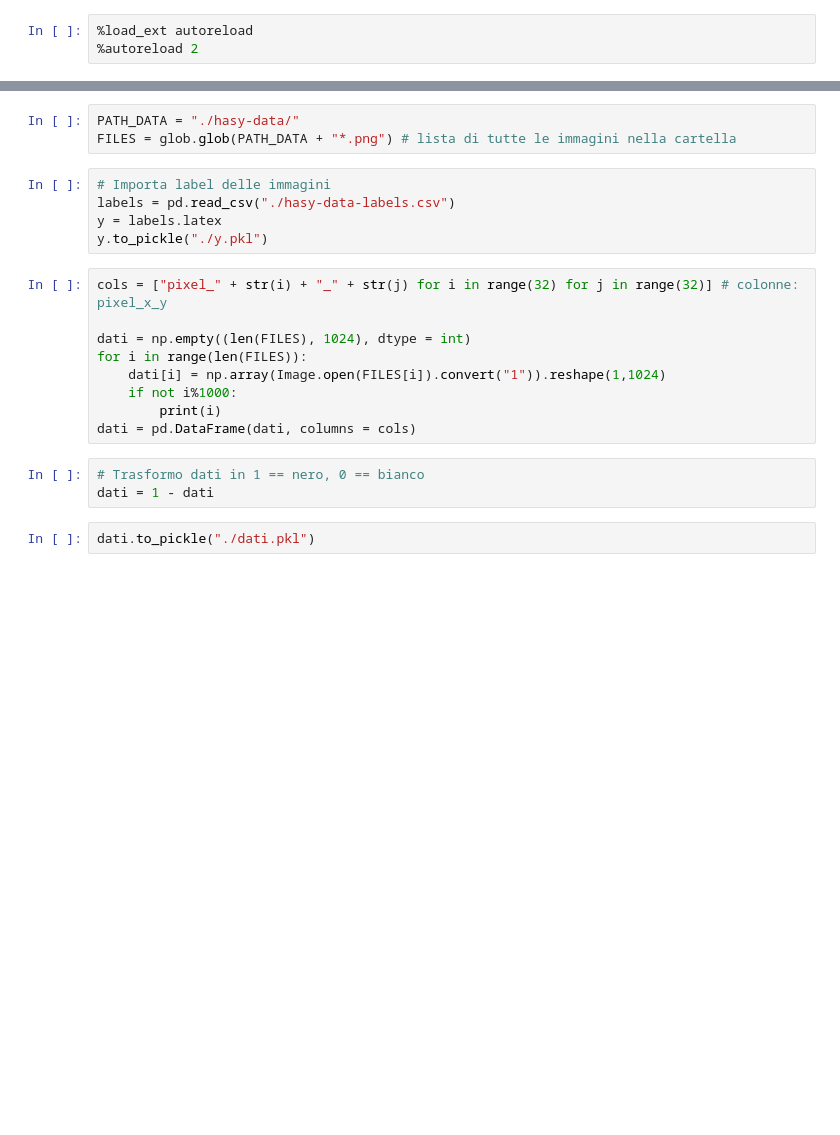
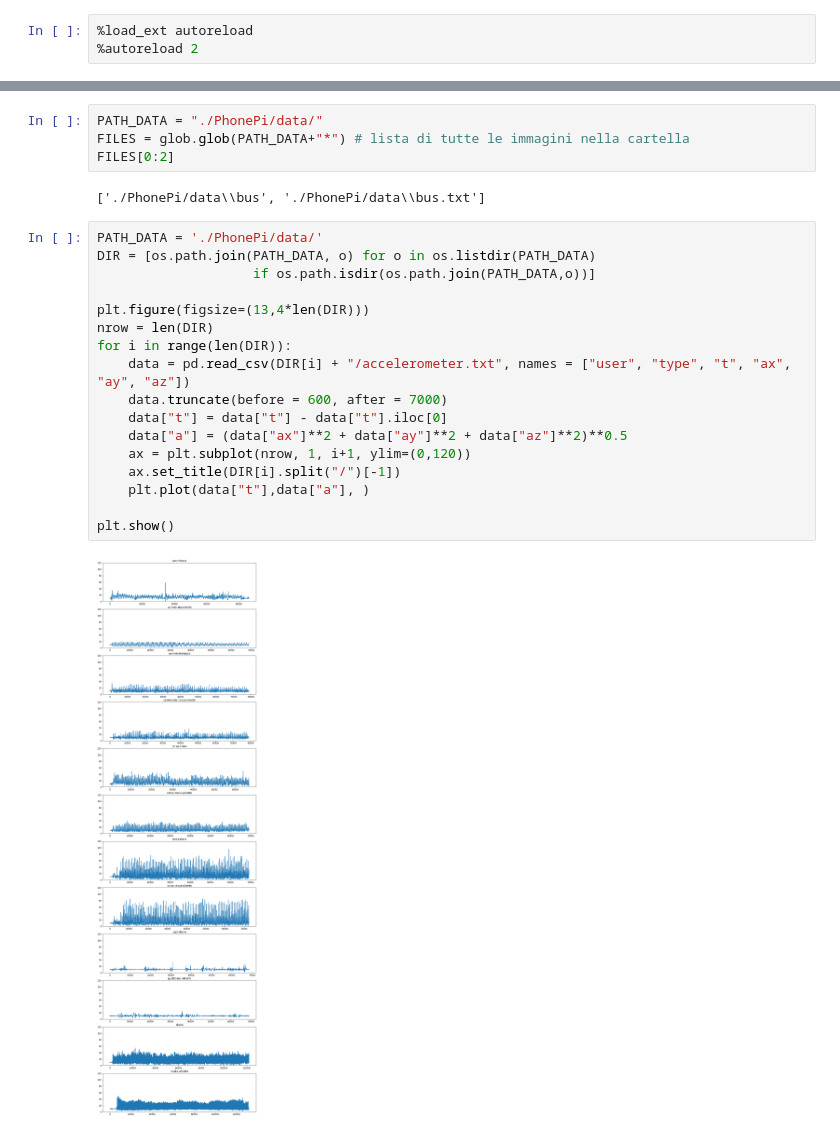
Before and after one commit to DedZago/msbd, a Jupyter notebook: LoadData.ipynb, the cells around one changed output, grey strips where cells are left out. Cells and saved outputs as stored; diff of their text form; blank space fills up the shorter version.

Commit message:
dati raccolti

```diff
--- a/LoadData.ipynb
+++ b/LoadData.ipynb
@@ -10,22 +11,25 @@ from PIL import Image # import immagine e trasforma in black-white
 # %%
-PATH_DATA = "./hasy-data/"
-FILES = glob.glob(PATH_DATA + "*.png") # lista di tutte le immagini nella cartella
+PATH_DATA = "./PhonePi/data/"
+FILES = glob.glob(PATH_DATA+"*") # lista di tutte le immagini nella cartella
+FILES[0:2]
+# %% [output]
+['./PhonePi/data\\bus', './PhonePi/data\\bus.txt']
-# %%
-# Importa label delle immagini
-labels = pd.read_csv("./hasy-data-labels.csv")
-y = labels.latex
-y.to_pickle("./y.pkl")
-# %%
-cols = ["pixel_" + str(i) + "_" + str(j) for i in range(32) for j in range(32)] # colonne: pixel_x_y
-
-dati = np.empty((len(FILES), 1024), dtype = int)
-for i in range(len(FILES)):
-    dati[i] = np.array(Image.open(FILES[i]).convert("1")).reshape(1,1024)
-    if not i%1000:
-        print(i)
-dati = pd.DataFrame(dati, columns = cols)
-# %%
-# Trasformo dati in 1 == nero, 0 == bianco
-dati = 1 - dati
-# %%
-dati.to_pickle("./dati.pkl")
+# %%
+PATH_DATA = './PhonePi/data/'
+DIR = [os.path.join(PATH_DATA, o) for o in os.listdir(PATH_DATA)
+                    if os.path.isdir(os.path.join(PATH_DATA,o))]
+
+plt.figure(figsize=(13,4*len(DIR)))
+nrow = len(DIR)
+for i in range(len(DIR)):
+    data = pd.read_csv(DIR[i] + "/accelerometer.txt", names = ["user", "type", "t", "ax", "ay", "az"])
+    data.truncate(before = 600, after = 7000)
+    data["t"] = data["t"] - data["t"].iloc[0]
+    data["a"] = (data["ax"]**2 + data["ay"]**2 + data["az"]**2)**0.5
+    ax = plt.subplot(nrow, 1, i+1, ylim=(0,120))
+    ax.set_title(DIR[i].split("/")[-1])
+    plt.plot(data["t"],data["a"], )
+
+plt.show()
+# %% [output]
+[figure, added]
```
Also changed, not shown: parts of 3 cells of this notebook, 34 other files.
